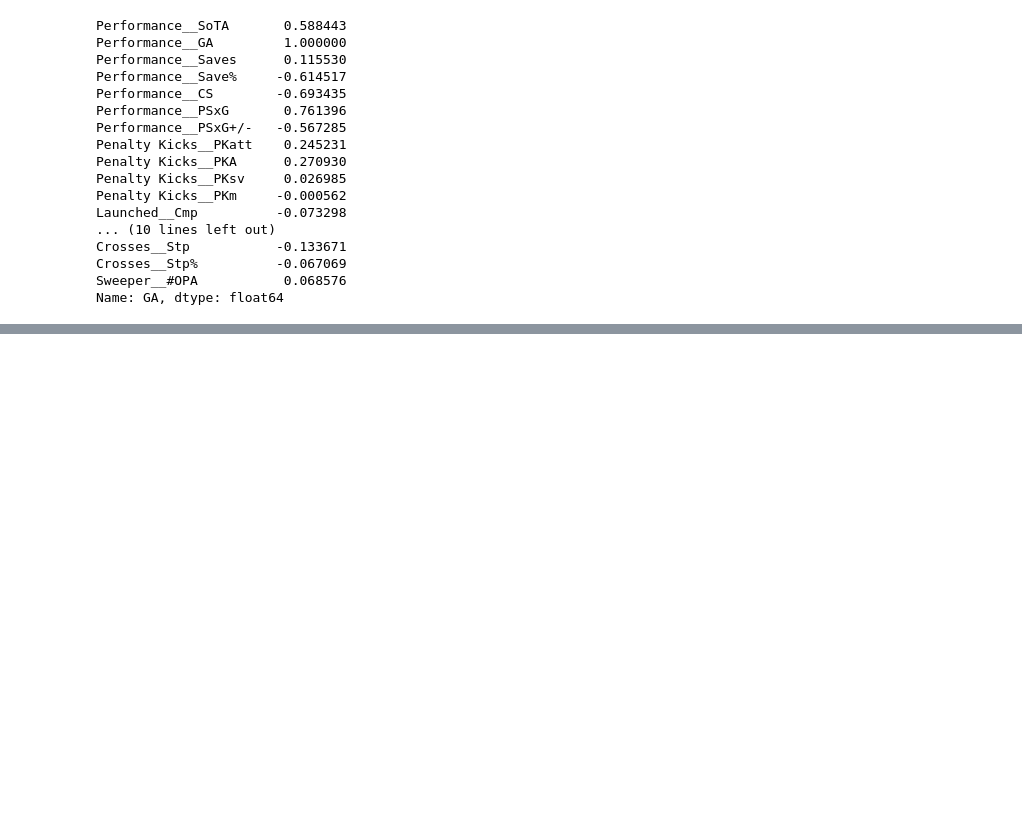
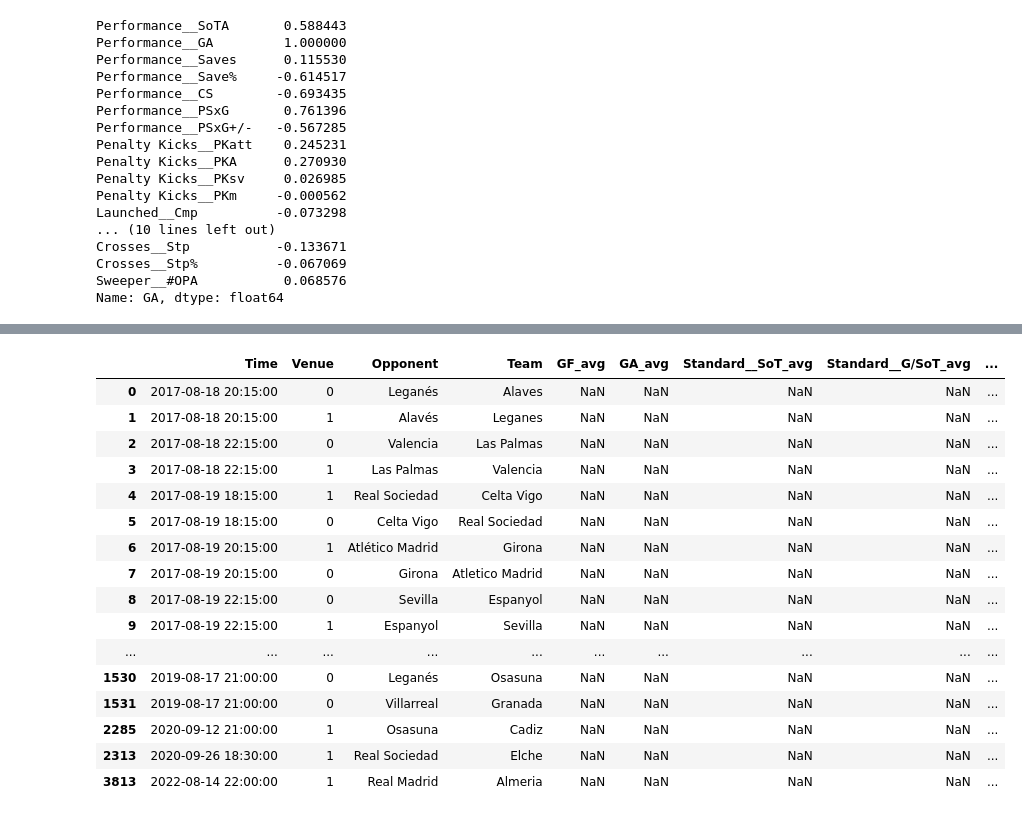
Before and after one commit to DSAI-Creator/Football-Match-Prediction, a Jupyter notebook: src/eda/eda.ipynb, the cells around one changed output, grey strips where cells are left out. Saved outputs shown, nothing was run; the diff lists cells and outputs as text; code cells hidden in the pictures; blank space fills up the shorter version.

```diff
--- a/src/eda/eda.ipynb
+++ b/src/eda/eda.ipynb
@@ -595,0 +683,7 @@ Name: GA, dtype: float64
+# %%
+df2.drop(columns=['Referee'], inplace=True)
+prematch_cols.remove('Referee')
+# %%
+for col in df2.select_dtypes(include=[np.number]).columns:
+    df2[col] = df2[col].fillna(df2.groupby('Team')[col].transform('mean'))
+    # df2[cols] = df2[cols].fillna(df2.groupby('Team')[cols].mean())
@@ -595,0 +702,30 @@ Name: GA, dtype: float64
+# %%
+feature_cols = ['GF', 'GA', 'Standard__SoT', 'Standard__G/SoT', 'Performance__Save%', 'Poss']
+
+# Sort the dataframe by date
+df2.sort_values(by='Time', inplace=True)
+
+# Define the window size for rolling averages
+window_size = 5
+
+# Function to calculate rolling averages
+def calculate_rolling_averages(group):
+    return group[feature_cols].shift().rolling(window=window_size, min_periods=1).mean()
+
+# Apply the function to df2 grouped by 'Team'
+rolling_averages = df2.groupby('Team', group_keys=False).apply(calculate_rolling_averages)
+
+# Rename columns to indicate rolling averages
+rolling_averages.columns = [f"{col}_avg" for col in rolling_averages.columns]
+
+# Combine rolling averages with the original dataframe
+training_df = pd.concat([df2[prematch_cols].reset_index(drop=True), rolling_averages.reset_index(drop=True), df2[['GF', 'GA', 'Result']].reset_index(drop=True)], axis=1)
+
+# Drop rows with missing values
+# training_df.dropna(inplace=True)
+
+# Drop the 'Result' column as it's now encoded in 'Target'
+training_df.drop(columns=['Comp', 'Round', 'Day', 'Season'], inplace=True)
+
+# # Your training data is now ready
+training_df.head()
@@ -595,0 +739,20 @@ Name: GA, dtype: float64
+# %%
+training_df[training_df.isnull().any(axis=1)]
+# %% [output]
+|  | Time | Venue | Opponent | Team | GF_avg | GA_avg | Standard__SoT_avg | Standard__G/SoT_avg | ... |
+| 0 | 2017-08-18 20:15:00 | 0 | Leganés | Alaves | NaN | NaN | NaN | NaN | ... |
+| 1 | 2017-08-18 20:15:00 | 1 | Alavés | Leganes | NaN | NaN | NaN | NaN | ... |
+| 2 | 2017-08-18 22:15:00 | 0 | Valencia | Las Palmas | NaN | NaN | NaN | NaN | ... |
+| 3 | 2017-08-18 22:15:00 | 1 | Las Palmas | Valencia | NaN | NaN | NaN | NaN | ... |
+| 4 | 2017-08-19 18:15:00 | 1 | Real Sociedad | Celta Vigo | NaN | NaN | NaN | NaN | ... |
+| 5 | 2017-08-19 18:15:00 | 0 | Celta Vigo | Real Sociedad | NaN | NaN | NaN | NaN | ... |
+| 6 | 2017-08-19 20:15:00 | 1 | Atlético Madrid | Girona | NaN | NaN | NaN | NaN | ... |
+| 7 | 2017-08-19 20:15:00 | 0 | Girona | Atletico Madrid | NaN | NaN | NaN | NaN | ... |
+| 8 | 2017-08-19 22:15:00 | 0 | Sevilla | Espanyol | NaN | NaN | NaN | NaN | ... |
+| 9 | 2017-08-19 22:15:00 | 1 | Espanyol | Sevilla | NaN | NaN | NaN | NaN | ... |
+| ... | ... | ... | ... | ... | ... | ... | ... | ... | ... |
+| 1530 | 2019-08-17 21:00:00 | 0 | Leganés | Osasuna | NaN | NaN | NaN | NaN | ... |
+| 1531 | 2019-08-17 21:00:00 | 0 | Villarreal | Granada | NaN | NaN | NaN | NaN | ... |
+| 2285 | 2020-09-12 21:00:00 | 1 | Osasuna | Cadiz | NaN | NaN | NaN | NaN | ... |
+| 2313 | 2020-09-26 18:30:00 | 1 | Real Sociedad | Elche | NaN | NaN | NaN | NaN | ... |
+| 3813 | 2022-08-14 22:00:00 | 1 | Real Madrid | Almeria | NaN | NaN | NaN | NaN | ... |
```
Also changed, not shown: parts of 41 cells of this notebook, 1 other file.
